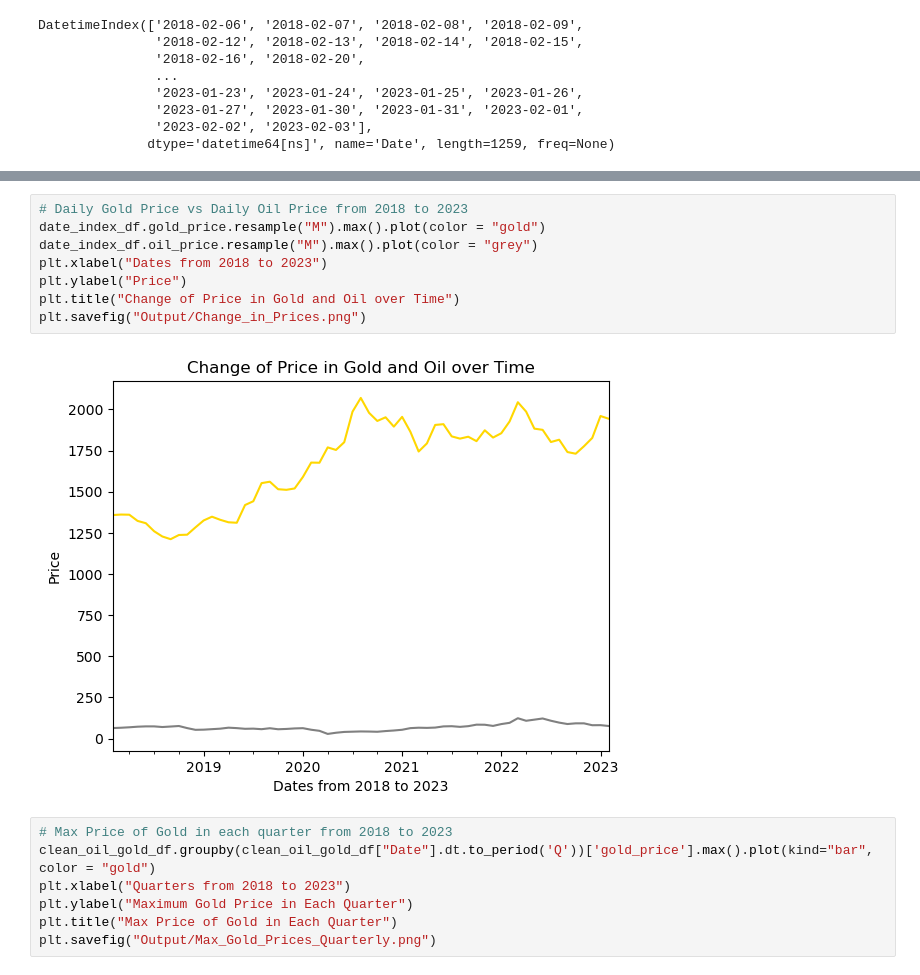
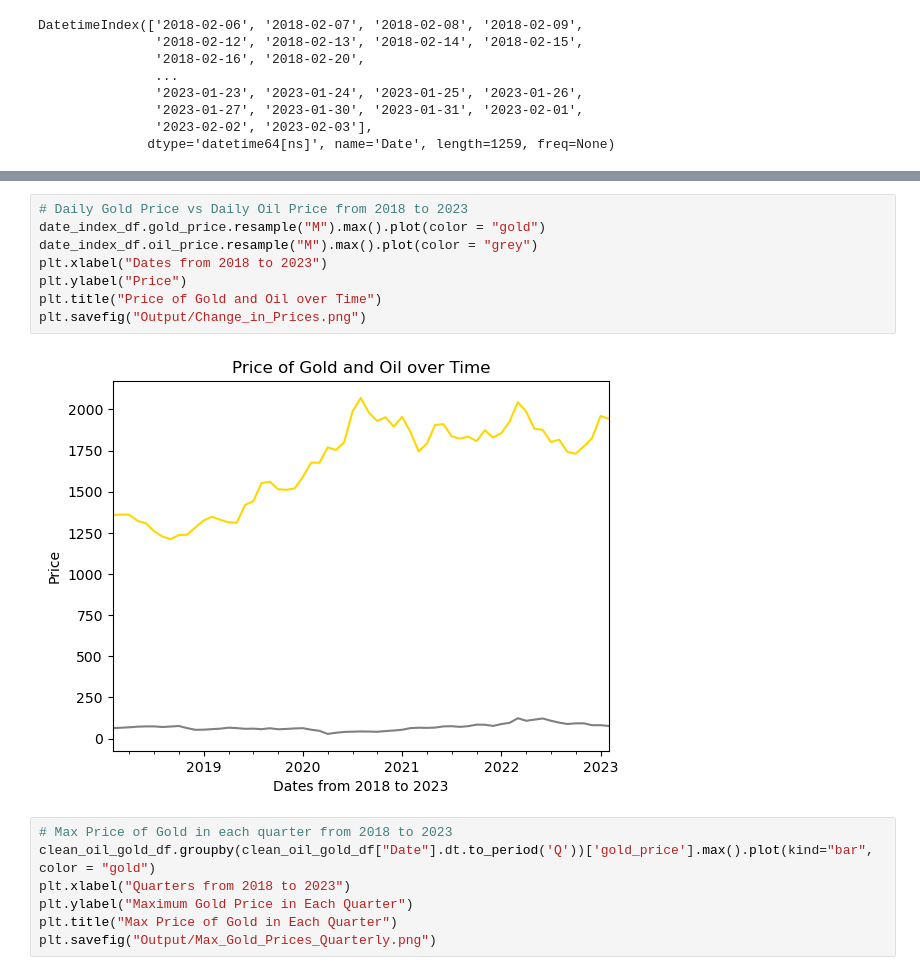
Before and after one commit to gbarn777/project-one, a Jupyter notebook: project1_v3.ipynb, the cells around one changed output, grey strips where cells are left out. Cells and saved outputs as stored; diff of their text form.

```diff
--- a/project1_v3.ipynb
+++ b/project1_v3.ipynb
@@ -111,13 +111,13 @@ plt.savefig("Output/Daily_Oil_Prices.png")
 # %%
 # Daily Gold Price vs Daily Oil Price from 2018 to 2023
 date_index_df.gold_price.resample("M").max().plot(color = "gold")
 date_index_df.oil_price.resample("M").max().plot(color = "grey")
 plt.xlabel("Dates from 2018 to 2023")
 plt.ylabel("Price")
-plt.title("Change of Price in Gold and Oil over Time")
+plt.title("Price of Gold and Oil over Time")
 plt.savefig("Output/Change_in_Prices.png")
 # %% [output]
-[figure, old version]
+[figure, new version]
 # %%
 # Max Price of Gold in each quarter from 2018 to 2023
 clean_oil_gold_df.groupby(clean_oil_gold_df["Date"].dt.to_period('Q'))['gold_price'].max().plot(kind="bar", color = "gold")
```
Also changed, not shown: parts of 7 cells of this notebook.
